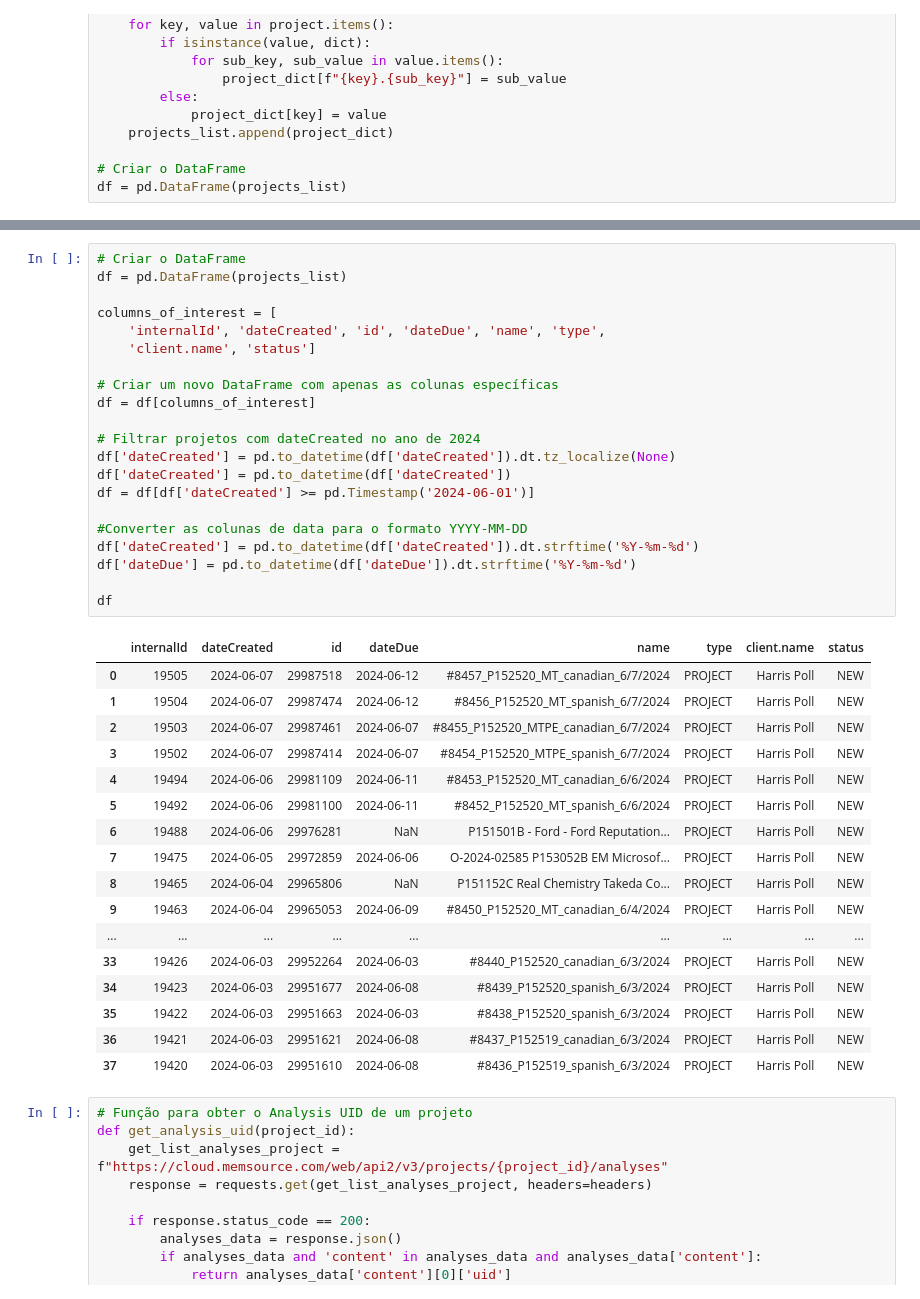
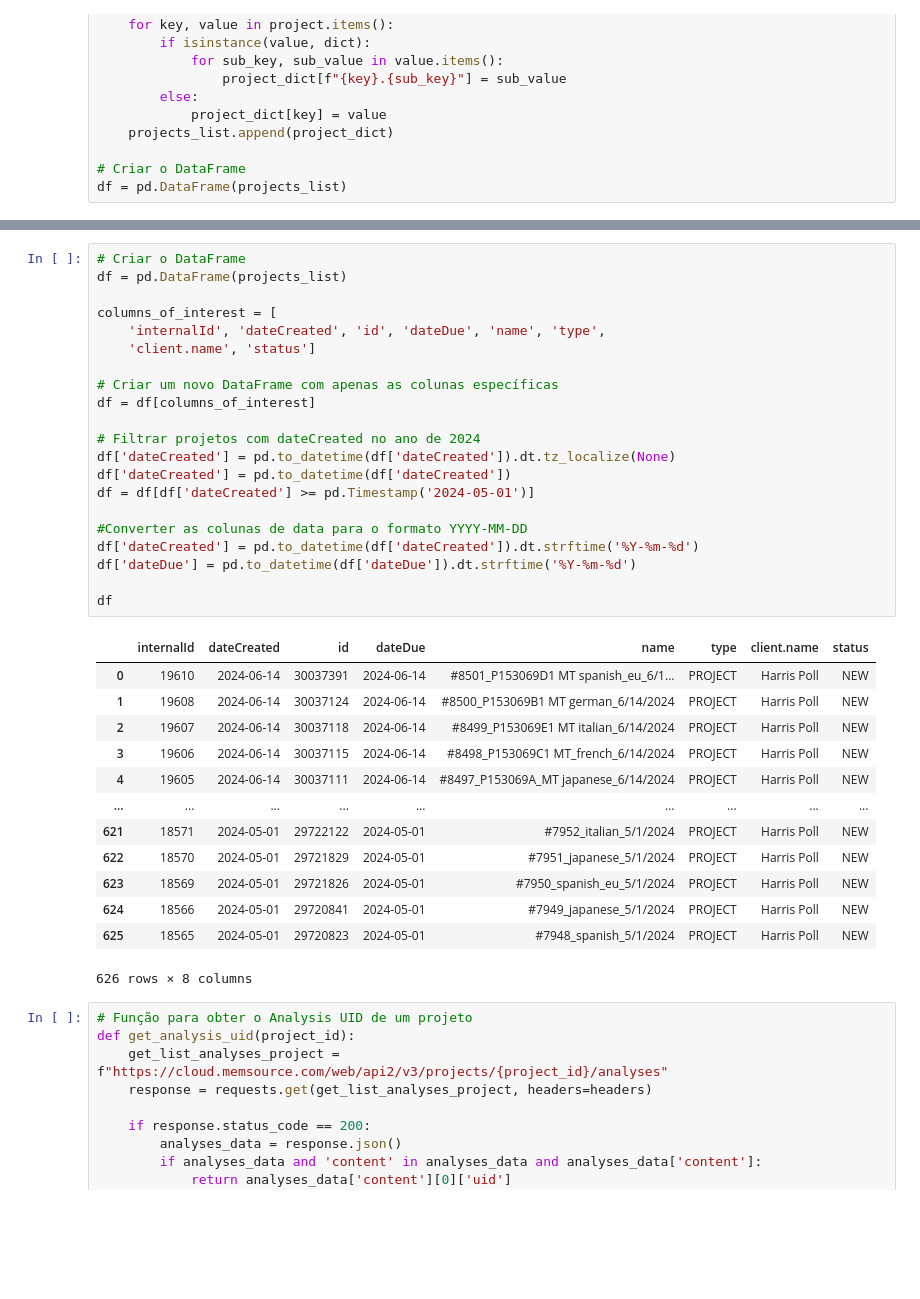
Before and after one commit to Locaria/IMR_Verbatim_automation, a Jupyter notebook: playground3.ipynb, the cells around one changed output, grey strips where cells are left out. Saved outputs shown, nothing was run; the diff lists cells and outputs as text; blank space fills up the shorter version.

```diff
--- a/playground3.ipynb
+++ b/playground3.ipynb
@@ -127,42 +127,38 @@ df
 # %%
 # Criar o DataFrame
 df = pd.DataFrame(projects_list)
 
 columns_of_interest = [
     'internalId', 'dateCreated', 'id', 'dateDue', 'name', 'type',
     'client.name', 'status']
 
 # Criar um novo DataFrame com apenas as colunas específicas
 df = df[columns_of_interest]
 
 # Filtrar projetos com dateCreated no ano de 2024
 df['dateCreated'] = pd.to_datetime(df['dateCreated']).dt.tz_localize(None)
 df['dateCreated'] = pd.to_datetime(df['dateCreated'])
-df = df[df['dateCreated'] >= pd.Timestamp('2024-06-01')]
+df = df[df['dateCreated'] >= pd.Timestamp('2024-05-01')]
 
 #Converter as colunas de data para o formato YYYY-MM-DD
 df['dateCreated'] = pd.to_datetime(df['dateCreated']).dt.strftime('%Y-%m-%d')
 df['dateDue'] = pd.to_datetime(df['dateDue']).dt.strftime('%Y-%m-%d')
 
 df
 # %% [output]
 |  | internalId | dateCreated | id | dateDue | name | type | client.name | status |
-| 0 | 19505 | 2024-06-07 | 29987518 | 2024-06-12 | #8457_P152520_MT_canadian_6/7/2024 | PROJECT | Harris Poll | NEW |
-| 1 | 19504 | 2024-06-07 | 29987474 | 2024-06-12 | #8456_P152520_MT_spanish_6/7/2024 | PROJECT | Harris Poll | NEW |
-| 2 | 19503 | 2024-06-07 | 29987461 | 2024-06-07 | #8455_P152520_MTPE_canadian_6/7/2024 | PROJECT | Harris Poll | NEW |
-| 3 | 19502 | 2024-06-07 | 29987414 | 2024-06-07 | #8454_P152520_MTPE_spanish_6/7/2024 | PROJECT | Harris Poll | NEW |
-| 4 | 19494 | 2024-06-06 | 29981109 | 2024-06-11 | #8453_P152520_MT_canadian_6/6/2024 | PROJECT | Harris Poll | NEW |
-| 5 | 19492 | 2024-06-06 | 29981100 | 2024-06-11 | #8452_P152520_MT_spanish_6/6/2024 | PROJECT | Harris Poll | NEW |
-| 6 | 19488 | 2024-06-06 | 29976281 | NaN | P151501B - Ford - Ford Reputation... | PROJECT | Harris Poll | NEW |
-| 7 | 19475 | 2024-06-05 | 29972859 | 2024-06-06 | O-2024-02585 P153052B EM Microsof... | PROJECT | Harris Poll | NEW |
-| 8 | 19465 | 2024-06-04 | 29965806 | NaN | P151152C Real Chemistry Takeda Co... | PROJECT | Harris Poll | NEW |
-| 9 | 19463 | 2024-06-04 | 29965053 | 2024-06-09 | #8450_P152520_MT_canadian_6/4/2024 | PROJECT | Harris Poll | NEW |
+| 0 | 19610 | 2024-06-14 | 30037391 | 2024-06-14 | #8501_P153069D1 MT spanish_eu_6/1... | PROJECT | Harris Poll | NEW |
+| 1 | 19608 | 2024-06-14 | 30037124 | 2024-06-14 | #8500_P153069B1 MT german_6/14/2024 | PROJECT | Harris Poll | NEW |
+| 2 | 19607 | 2024-06-14 | 30037118 | 2024-06-14 | #8499_P153069E1 MT italian_6/14/2024 | PROJECT | Harris Poll | NEW |
+| 3 | 19606 | 2024-06-14 | 30037115 | 2024-06-14 | #8498_P153069C1 MT_french_6/14/2024 | PROJECT | Harris Poll | NEW |
+| 4 | 19605 | 2024-06-14 | 30037111 | 2024-06-14 | #8497_P153069A_MT japanese_6/14/2024 | PROJECT | Harris Poll | NEW |
 | ... | ... | ... | ... | ... | ... | ... | ... | ... |
-| 33 | 19426 | 2024-06-03 | 29952264 | 2024-06-03 | #8440_P152520_canadian_6/3/2024 | PROJECT | Harris Poll | NEW |
-| 34 | 19423 | 2024-06-03 | 29951677 | 2024-06-08 | #8439_P152520_spanish_6/3/2024 | PROJECT | Harris Poll | NEW |
-| 35 | 19422 | 2024-06-03 | 29951663 | 2024-06-03 | #8438_P152520_spanish_6/3/2024 | PROJECT | Harris Poll | NEW |
-| 36 | 19421 | 2024-06-03 | 29951621 | 2024-06-08 | #8437_P152519_canadian_6/3/2024 | PROJECT | Harris Poll | NEW |
-| 37 | 19420 | 2024-06-03 | 29951610 | 2024-06-08 | #8436_P152519_spanish_6/3/2024 | PROJECT | Harris Poll | NEW |
+| 621 | 18571 | 2024-05-01 | 29722122 | 2024-05-01 | #7952_italian_5/1/2024 | PROJECT | Harris Poll | NEW |
+| 622 | 18570 | 2024-05-01 | 29721829 | 2024-05-01 | #7951_japanese_5/1/2024 | PROJECT | Harris Poll | NEW |
+| 623 | 18569 | 2024-05-01 | 29721826 | 2024-05-01 | #7950_spanish_eu_5/1/2024 | PROJECT | Harris Poll | NEW |
+| 624 | 18566 | 2024-05-01 | 29720841 | 2024-05-01 | #7949_japanese_5/1/2024 | PROJECT | Harris Poll | NEW |
+| 625 | 18565 | 2024-05-01 | 29720823 | 2024-05-01 | #7948_spanish_5/1/2024 | PROJECT | Harris Poll | NEW |
+626 rows × 8 columns
 # %%
 # Função para obter o Analysis UID de um projeto
 def get_analysis_uid(project_id):
```
Also changed, not shown: parts of 13 cells of this notebook.
